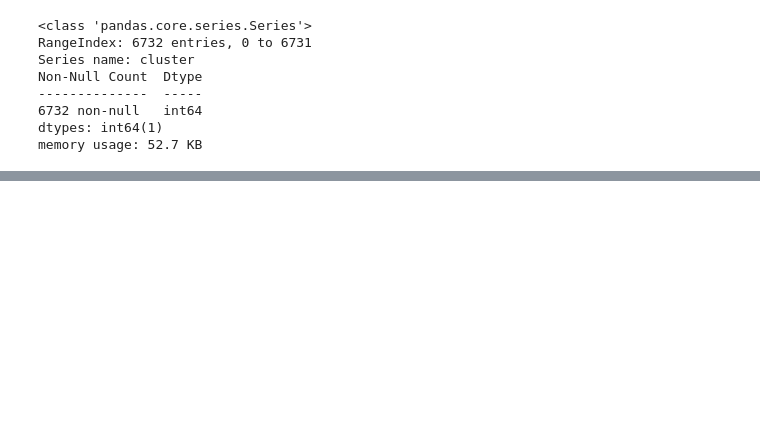
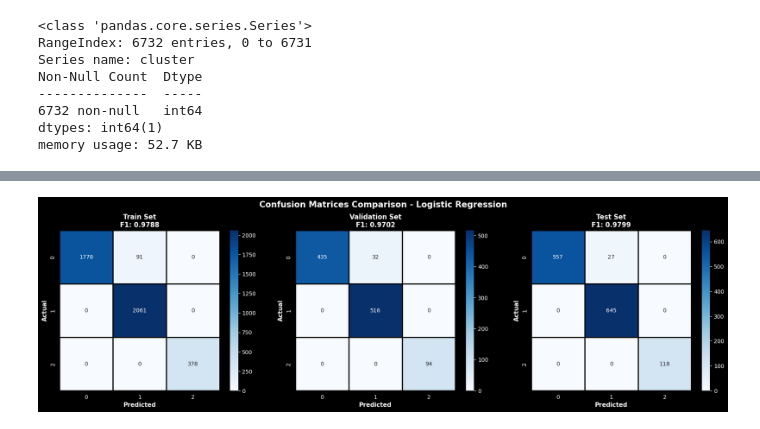
Before and after one commit to dhimooTn/BI-Project, a Jupyter notebook: ml/classification/class.ipynb, the cells around one changed output, grey strips where cells are left out. Drawn from its saved outputs; the diff is of its cells as text; code cells hidden in the pictures; blank space fills up the shorter version.

```diff
--- a/ml/classification/class.ipynb
+++ b/ml/classification/class.ipynb
@@ -554,0 +725,25 @@ Correlation cluster vs categorie_salaire: -0.8125
+# %%
+# ============================================================================
+# 📊 VISUALISATION 5: CONFUSION MATRICES COMPARATIVES
+# ============================================================================
+fig, axes = plt.subplots(1, 3, figsize=(18, 5))
+
+for idx, (X_set, y_set, y_pred, title) in enumerate([
+    (X_train, y_train, y_train_pred, "Train Set"),
+    (X_val, y_val, y_val_pred, "Validation Set"),
+    (X_test, y_test, y_test_pred, "Test Set")
+]):
+    cm = confusion_matrix(y_set, y_pred)
+    sns.heatmap(cm, annot=True, fmt='d', cmap='Blues', ax=axes[idx],
+                cbar=True, square=True, linewidths=1, linecolor='black')
+    axes[idx].set_title(f'{title}\nF1: {f1_score(y_set, y_pred, average="weighted"):.4f}',
+                       fontsize=12, fontweight='bold')
+    axes[idx].set_xlabel('Predicted', fontsize=11, fontweight='bold')
+    axes[idx].set_ylabel('Actual', fontsize=11, fontweight='bold')
+
+plt.suptitle('Confusion Matrices Comparison - Logistic Regression',
+            fontsize=15, fontweight='bold', y=1.02)
+plt.tight_layout()
+plt.show()
+# %% [output]
+[figure, added]
```
Also changed, not shown: parts of 24 cells of this notebook, 12 other files.
